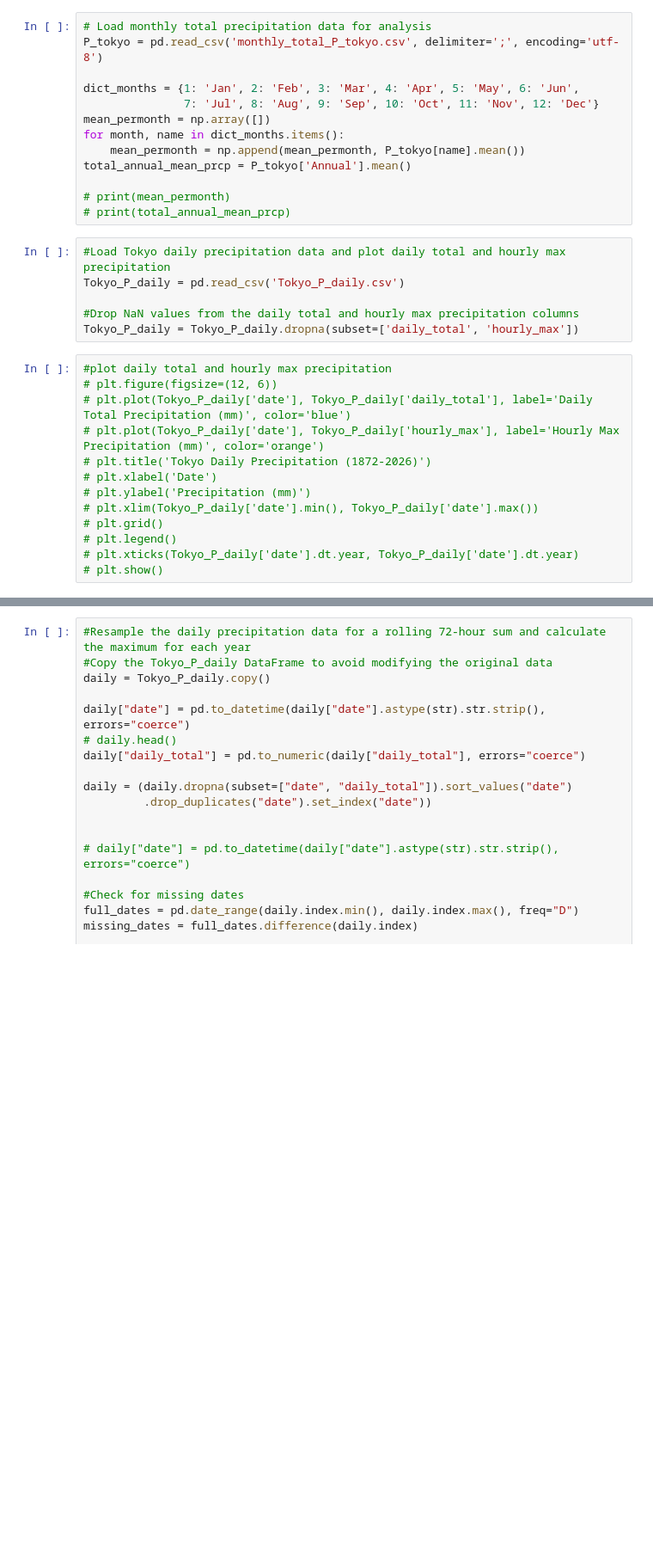
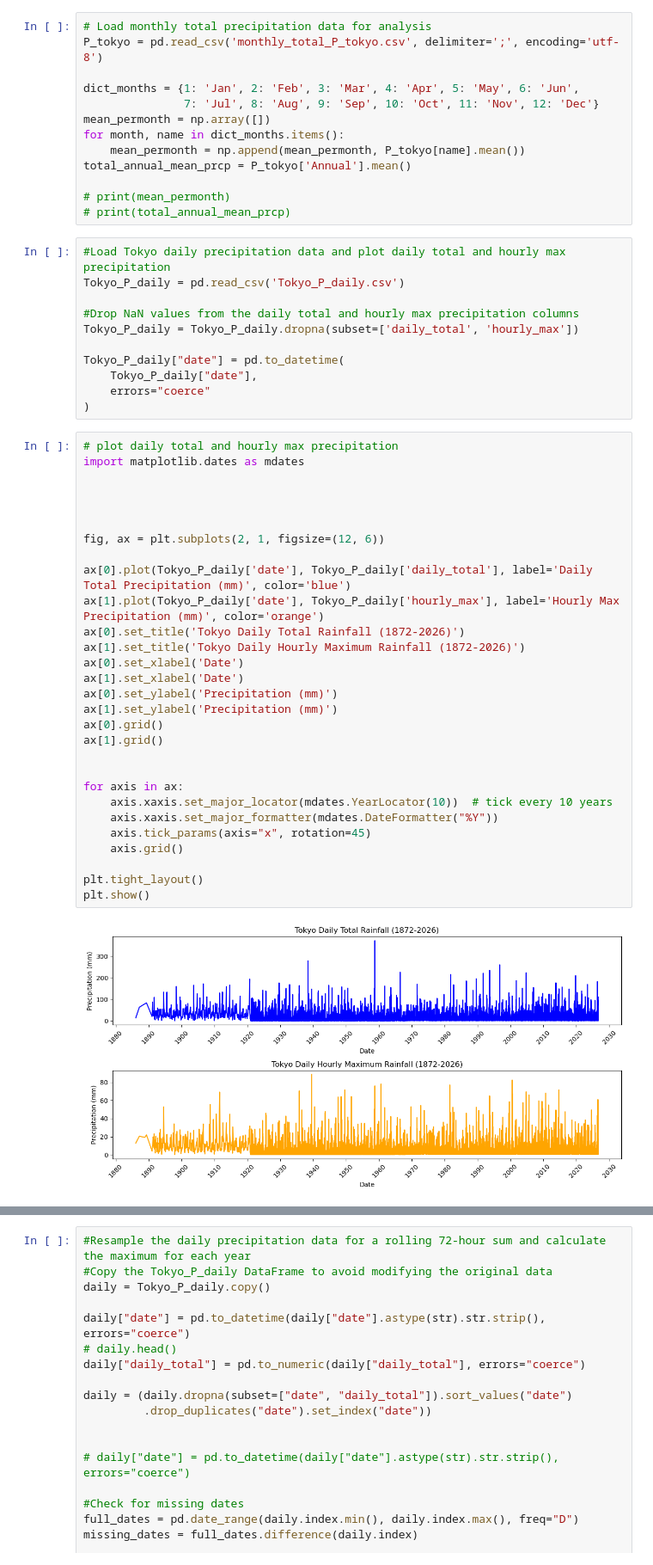
Before and after one commit to foozdemiroglu-gif/MP411-Tokyo, a Jupyter notebook: Hydraulic_analysis.ipynb, the cells around one changed output, grey strips where cells are left out. Shown at 86% size. Drawn from its saved outputs; the diff is of its cells as text; blank space fills up the shorter version.

```diff
--- a/Hydraulic_analysis.ipynb
+++ b/Hydraulic_analysis.ipynb
@@ -387,18 +387,41 @@ Tokyo_P_daily = pd.read_csv('Tokyo_P_daily.csv')
 
 #Drop NaN values from the daily total and hourly max precipitation columns
 Tokyo_P_daily = Tokyo_P_daily.dropna(subset=['daily_total', 'hourly_max'])
+
+Tokyo_P_daily["date"] = pd.to_datetime(
+    Tokyo_P_daily["date"],
+    errors="coerce"
+)
 # %%
-#plot daily total and hourly max precipitation
-# plt.figure(figsize=(12, 6))
-# plt.plot(Tokyo_P_daily['date'], Tokyo_P_daily['daily_total'], label='Daily Total Precipitation (mm)', color='blue')
-# plt.plot(Tokyo_P_daily['date'], Tokyo_P_daily['hourly_max'], label='Hourly Max Precipitation (mm)', color='orange')
-# plt.title('Tokyo Daily Precipitation (1872-2026)')
-# plt.xlabel('Date')
-# plt.ylabel('Precipitation (mm)')
-# plt.xlim(Tokyo_P_daily['date'].min(), Tokyo_P_daily['date'].max())
-# plt.grid()
-# plt.legend()
-# plt.xticks(Tokyo_P_daily['date'].dt.year, Tokyo_P_daily['date'].dt.year)
-# plt.show()
+# plot daily total and hourly max precipitation
+import matplotlib.dates as mdates
+
+
+
+
+fig, ax = plt.subplots(2, 1, figsize=(12, 6))
+
+ax[0].plot(Tokyo_P_daily['date'], Tokyo_P_daily['daily_total'], label='Daily Total Precipitation (mm)', color='blue')
+ax[1].plot(Tokyo_P_daily['date'], Tokyo_P_daily['hourly_max'], label='Hourly Max Precipitation (mm)', color='orange')
+ax[0].set_title('Tokyo Daily Total Rainfall (1872-2026)')
+ax[1].set_title('Tokyo Daily Hourly Maximum Rainfall (1872-2026)')
+ax[0].set_xlabel('Date')
+ax[1].set_xlabel('Date')
+ax[0].set_ylabel('Precipitation (mm)')
+ax[1].set_ylabel('Precipitation (mm)')
+ax[0].grid()
+ax[1].grid()
+
+
+for axis in ax:
+    axis.xaxis.set_major_locator(mdates.YearLocator(10))  # tick every 10 years
+    axis.xaxis.set_major_formatter(mdates.DateFormatter("%Y"))
+    axis.tick_params(axis="x", rotation=45)
+    axis.grid()
+
+plt.tight_layout()
+plt.show()
+# %% [output]
+[figure, added]
 # %%
 #Sampling the daily precipitation data for yearly maxima
```
Also changed, not shown: parts of 33 cells of this notebook, 4 other files.
